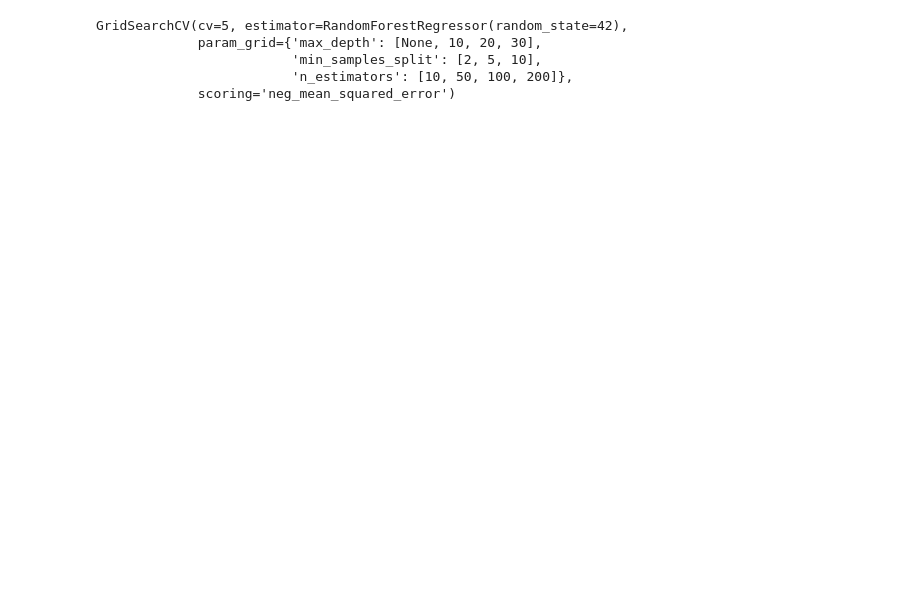
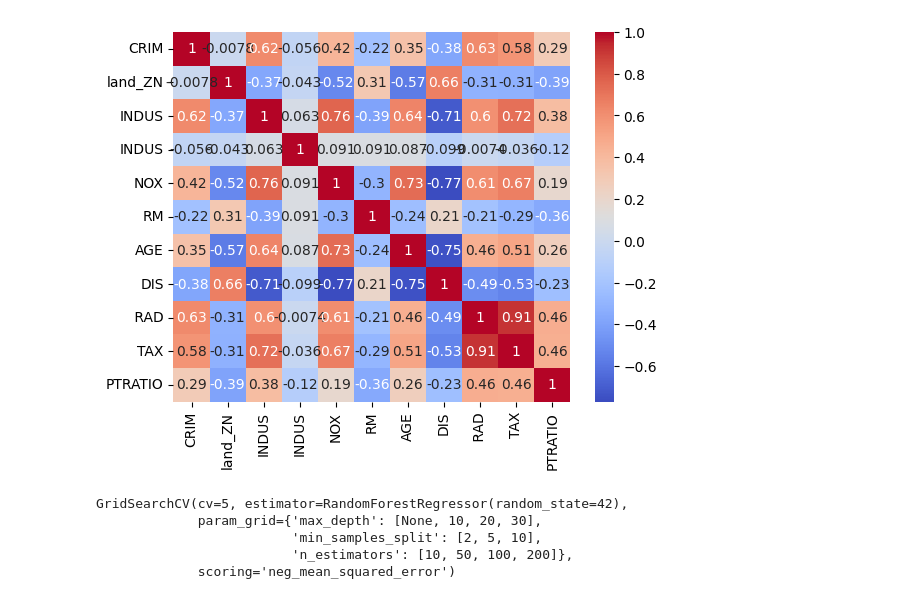
Before and after one commit to kipkosgeii/Predicting-House-Prices, a Jupyter notebook: main.ipynb, the cells around one changed output. Saved outputs shown, nothing was run; the diff lists cells and outputs as text; code cells hidden in the pictures; blank space fills up the shorter version.

```diff
--- a/main.ipynb
+++ b/main.ipynb
@@ -26,3 +124,10 @@ y = target
+# %%
+
+corr_matrix = raw_data.corr()
+sns.heatmap(corr_matrix, annot=True, cmap='coolwarm')
+plt.show()
+# %% [output]
+[figure, added]
 # %%
 # training the data
 
```
Also changed, not shown: parts of 13 cells of this notebook.
